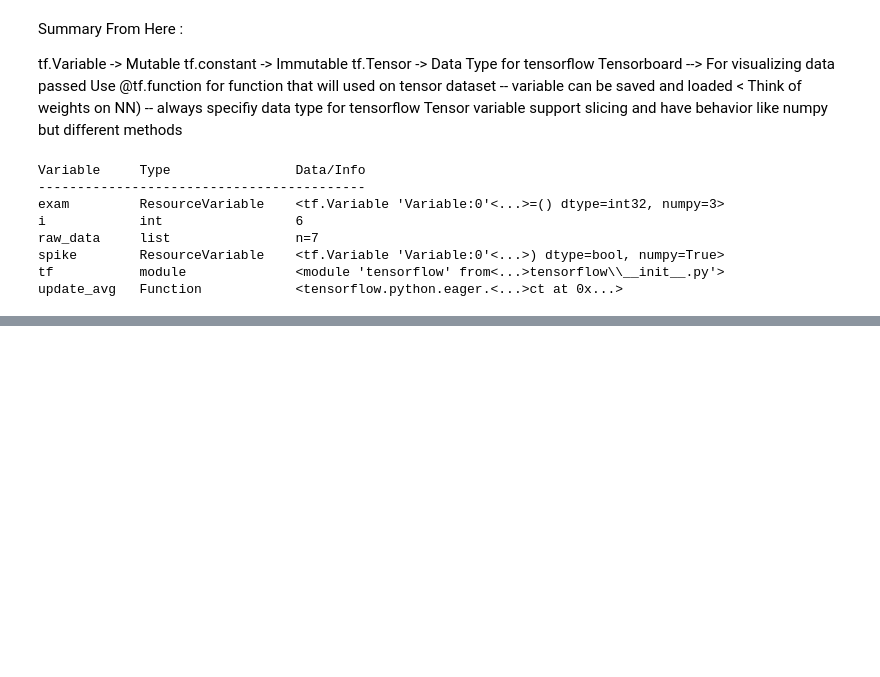
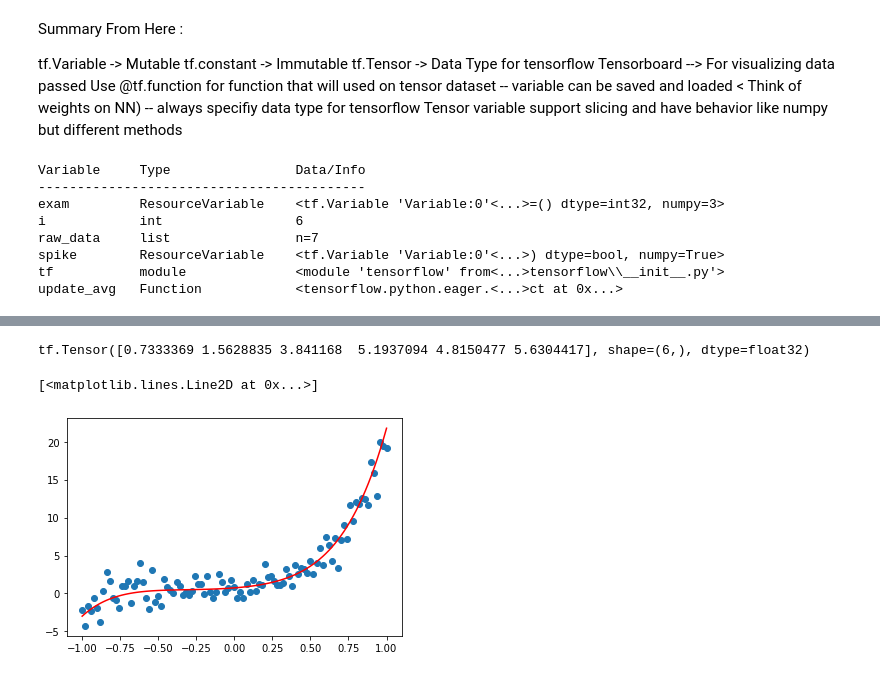
Before and after one commit to Xwyzworms/MachineLearningWithTensorflow, a Jupyter notebook: Implementation.ipynb, the cells around one changed output, grey strips where cells are left out. Drawn from its saved outputs; the diff is of its cells as text; code cells hidden in the pictures; blank space fills up the shorter version.

```diff
--- a/Implementation.ipynb
+++ b/Implementation.ipynb
@@ -305,0 +367,6 @@ update_avg   Function            <tensorflow.python.eager.<...>ct at 0x...>
+# %%
+X : tf.constant = tf.constant([x_train],dtype=tf.float32)
+Y : tf.constant = tf.constant([train_y],dtype=tf.float32)
+Weights : tf.Variable = tf.Variable([0] * num_coeffs,dtype=tf.float32)
+print(Weights)
+%whos
@@ -305,0 +416,17 @@ update_avg   Function            <tensorflow.python.eager.<...>ct at 0x...>
+# %%
+train_op = tf.keras.optimizers.SGD(learningRate,momentum)
+for _ in range(training_epochs):
+    train_op.minimize(cost,Weights)
+print(Weights.value())
+# %% [output]
+tf.Tensor([0.7333369 1.5628835 3.841168  5.1937094 4.8150477 5.6304417], shape=(6,), dtype=float32)
+# %%
+plt.scatter(x_train,train_y)
+pred = 0
+for i in range(num_coeffs):
+    pred += Weights.value()[i] * np.power(x_train,i)
+
+plt.plot(x_train,pred,color='r')
+# %% [output]
+[<matplotlib.lines.Line2D at 0x...>]
+[figure, added]
```
Also changed, not shown: parts of 6 cells of this notebook.
